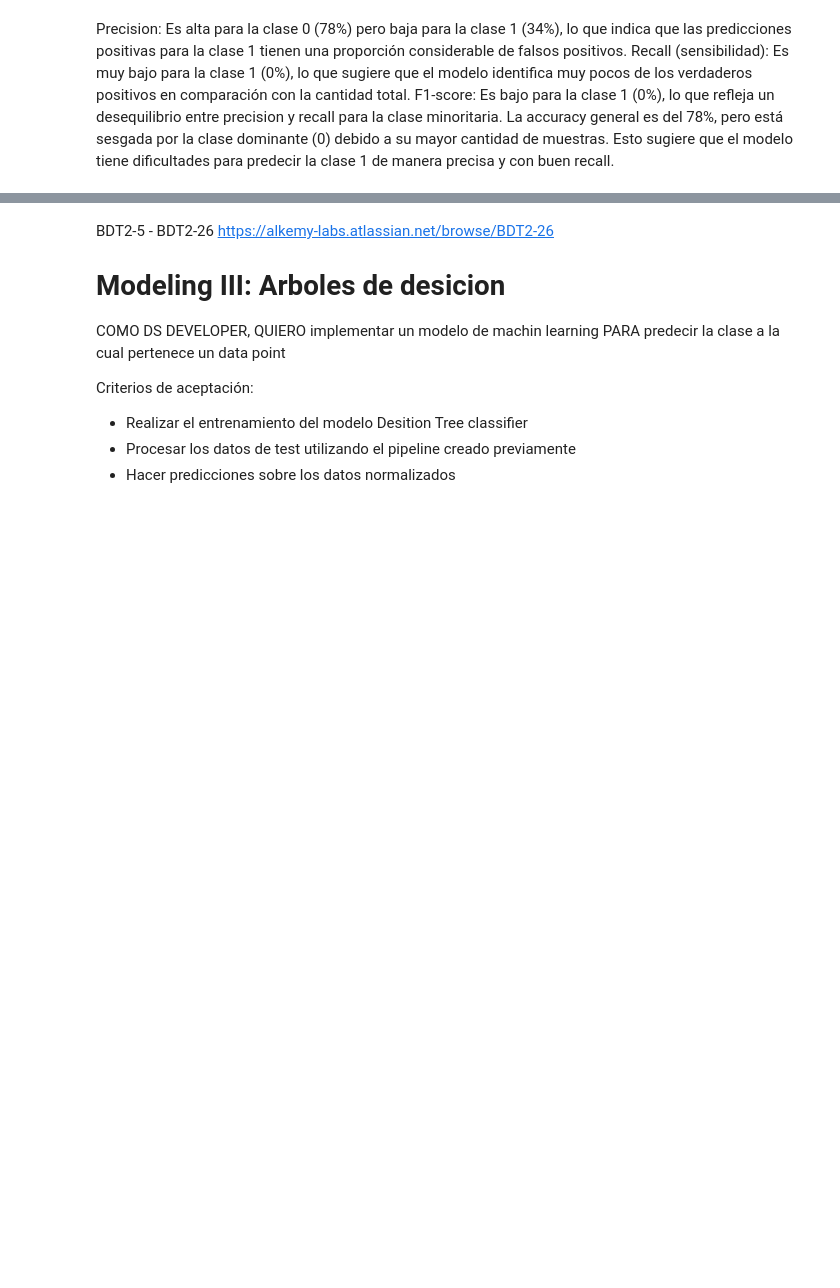
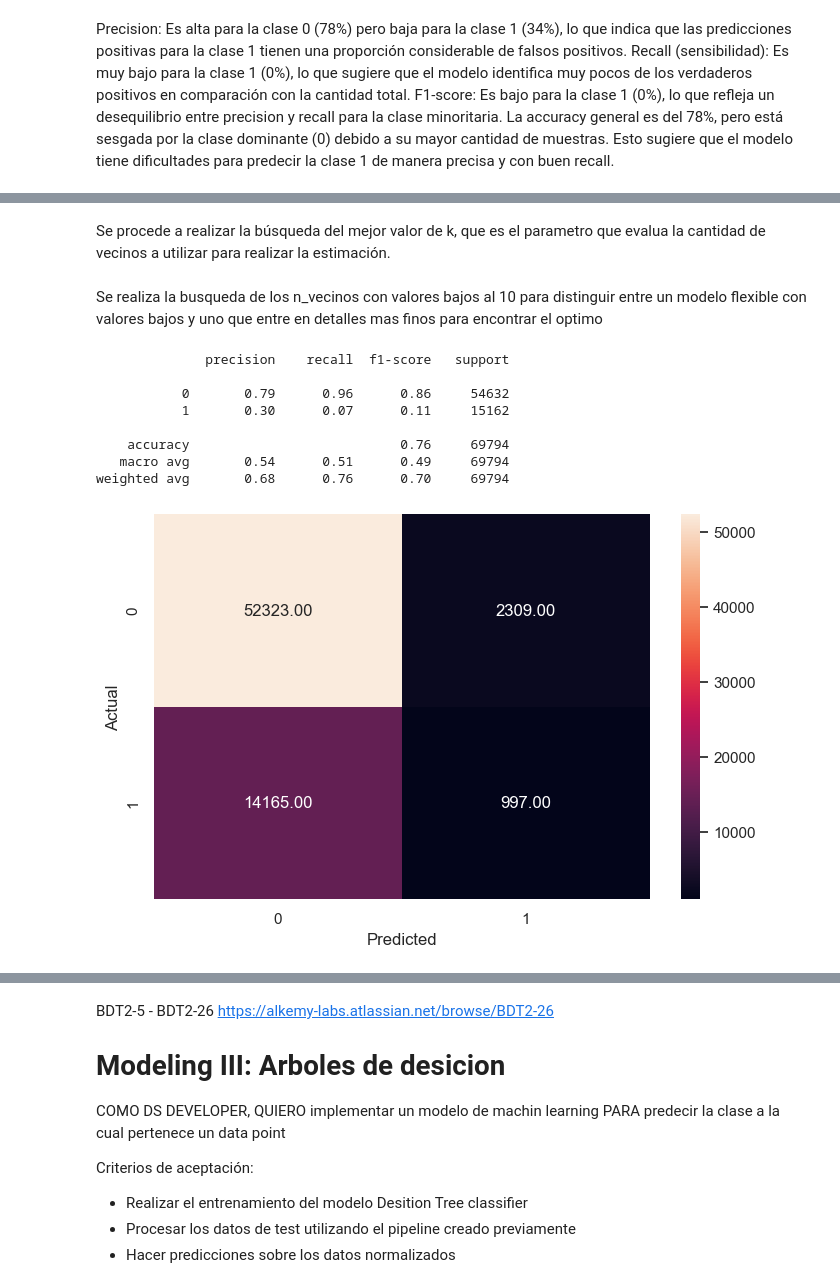
Before and after one commit to GabVergara/Alkemy, a Jupyter notebook: Prueba_alkemy2_modelos.ipynb, the cells around one changed output, grey strips where cells are left out. Drawn from its saved outputs; the diff is of its cells as text; code cells hidden in the pictures; blank space fills up the shorter version.

```diff
--- a/Prueba_alkemy2_modelos.ipynb
+++ b/Prueba_alkemy2_modelos.ipynb
@@ -289,0 +348,29 @@ Esto sugiere que el modelo tiene dificultades para predecir la clase 1 de manera
+# %% [markdown]
+Se procede a realizar la búsqueda del mejor valor de k, que es el parametro que evalua la cantidad de vecinos a utilizar para realizar la estimación.
+# %%
+#Define Parametros a ajustar
+param_grid = {'n_neighbors': [1, 3, 5, 7, 9]}
+#configura la búsqueda usando validación cruzada
+grid_search = GridSearchCV(modeloknn, param_grid, cv =5)
+# %% [markdown]
+Se realiza la busqueda de los n_vecinos con valores bajos al 10 para distinguir entre un modelo flexible con valores bajos y uno que entre en detalles mas finos para encontrar el optimo
+# %%
+grid_search.fit(X_train, y_train)
+#Mejor modelo y sus hiperparámetros
+mejor_knn = grid_search.best_estimator_
+mejor_parametro = grid_search.best_params_
+# %%
+#Predicciones
+y_pred = mejor_knn.predict(X_test)
+accuracy = accuracy_score(y_test,y_pred)
+metrics_score(y_test, y_pred)
+# %% [output]
+              precision    recall  f1-score   support
+
+           0       0.79      0.96      0.86     54632
+           1       0.30      0.07      0.11     15162
+
+    accuracy                           0.76     69794
+   macro avg       0.54      0.51      0.49     69794
+weighted avg       0.68      0.76      0.70     69794
+[figure, added]
```
Also changed, not shown: parts of 17 cells of this notebook.
